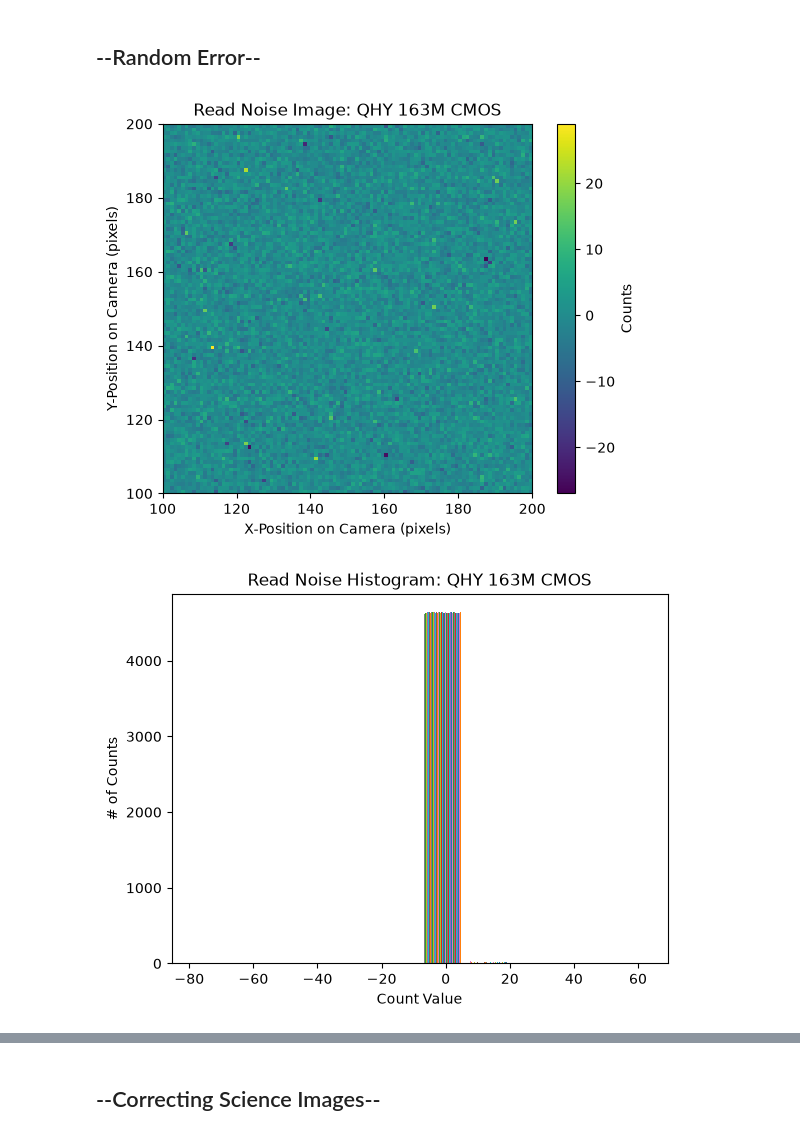
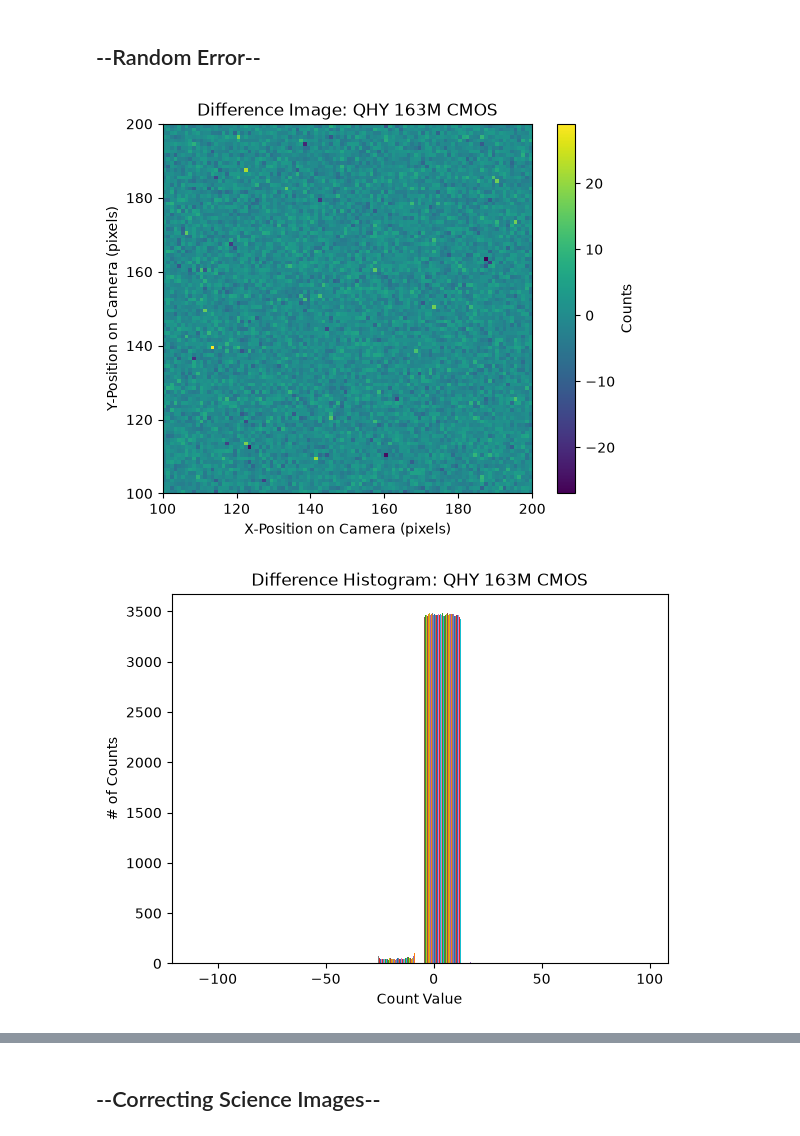
Before and after one commit to JadenSwan/ASTR362, a Jupyter notebook: lab_1copy.ipynb, the cells around one changed output, grey strips where cells are left out. Drawn from its saved outputs; the diff is of its cells as text; code cells hidden in the pictures.

```diff
--- a/lab_1copy.ipynb
+++ b/lab_1copy.ipynb
@@ -373,9 +393,9 @@ bias2a = fits.open('OfMeatballs/bias-0019.fit')
 bias2 = real_cts(bias2a[0].data)
 # %%
 def ranerr(bias1, bias2):
-    dif_img = np.zeros([len(bias1), len(bias1)])
-    for i in range(len(bias1)):
-        for j in range(len(bias1)):
+    dif_img = np.zeros([3522, 4656])
+    for i in range(3522):
+        for j in range(4656):
             diff = bias1[i,j] - bias2[i,j]
             dif_img[i,j] += diff
     return dif_img
@@ -387,7 +407,8 @@ plt.imshow(chicken[100:200,100:200], cmap = 'viridis', extent= [100,200,100,200]
 plt.colorbar(label = 'Counts')
 plt.xlabel('X-Position on Camera (pixels)')
 plt.ylabel('Y-Position on Camera (pixels)')
-plt.title('Read Noise Image: QHY 163M CMOS')
-plt.savefig('read_noise_img.png')
+plt.title('Difference Image: QHY 163M CMOS')
+
+plt.savefig('difference_img.png')
 # %% [output]
-[figure, old version]
+[figure, new version]
@@ -404,10 +415,9 @@ def readnoise(diff):
 # %%
 ## Histogram plot of difference image ##
-egg = readnoise(chicken)
-plt.hist(egg)
+plt.hist(chicken)
 plt.xlabel('Count Value')
 plt.ylabel('# of Counts')
-plt.title('Read Noise Histogram: QHY 163M CMOS')
-plt.savefig('read_noise_hist.png')
+plt.title('Difference Histogram: QHY 163M CMOS')
+plt.savefig('difference_hist.png')
 # %% [output]
-[figure, old version]
+[figure, new version]
```
Also changed, not shown: parts of 20 cells of this notebook.
